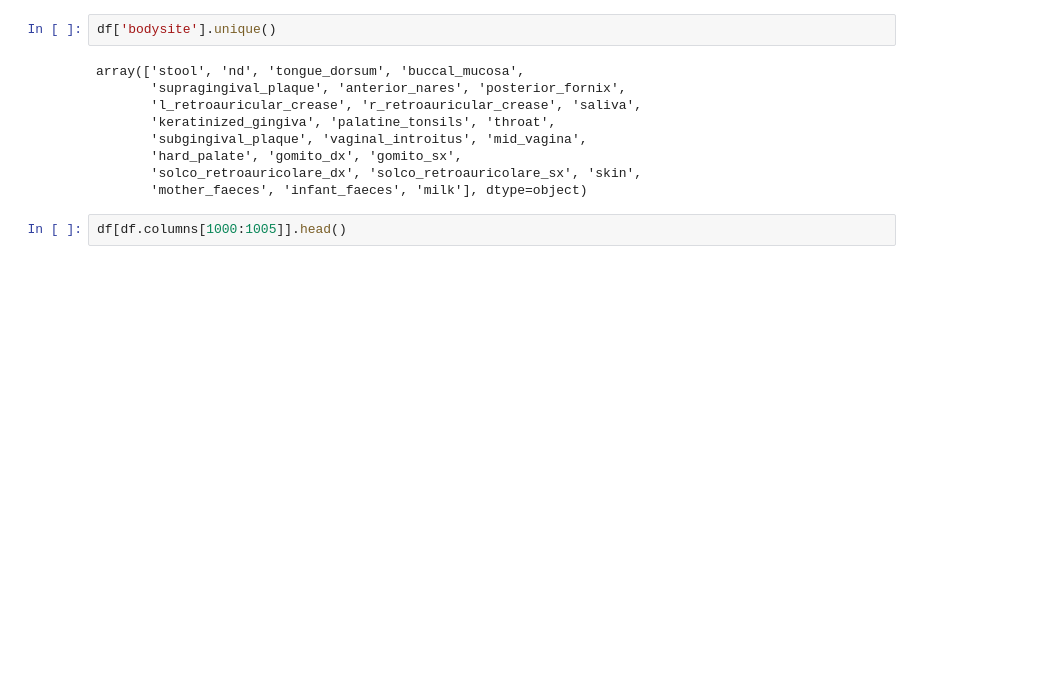
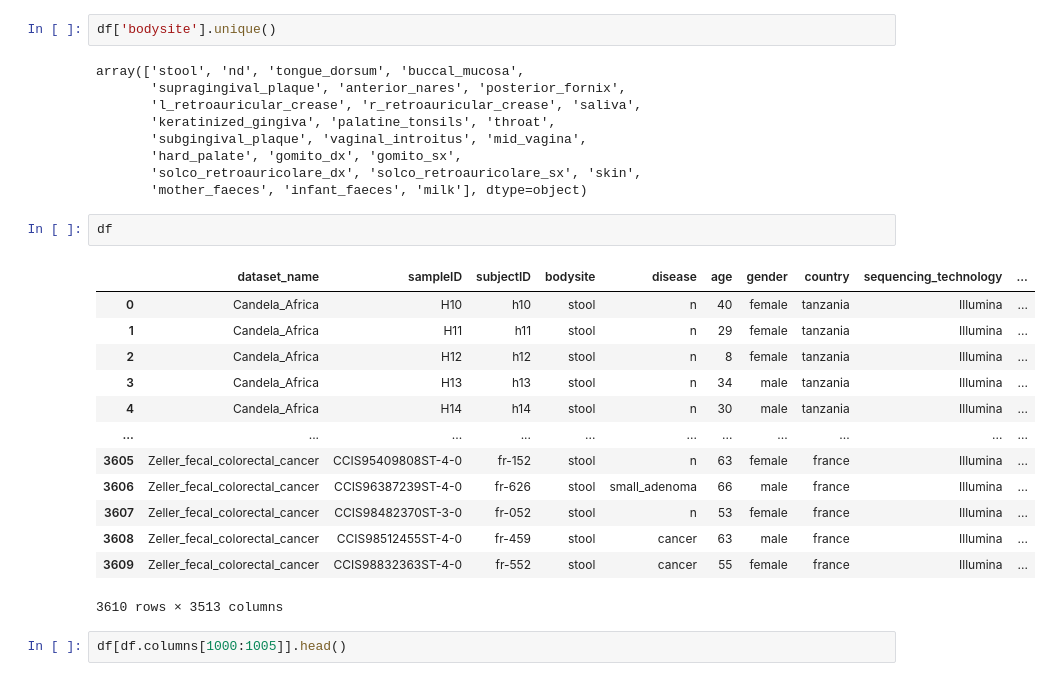
Before and after one commit to ksooklall/CUNY-SPS-Masters-DS, a Jupyter notebook: DATA_698/eda.ipynb, the cells around one changed output. Saved outputs shown, nothing was run; the diff lists cells and outputs as text; blank space fills up the shorter version.

```diff
--- a/DATA_698/eda.ipynb
+++ b/DATA_698/eda.ipynb
@@ -23,6 +23,22 @@ array(['stool', 'nd', 'tongue_dorsum', 'buccal_mucosa',
        'hard_palate', 'gomito_dx', 'gomito_sx',
        'solco_retroauricolare_dx', 'solco_retroauricolare_sx', 'skin',
        'mother_faeces', 'infant_faeces', 'milk'], dtype=object)
+# %%
+df
+# %% [output]
+|  | dataset_name | sampleID | subjectID | bodysite | disease | age | gender | country | sequencing_technology | ... |
+| 0 | Candela_Africa | H10 | h10 | stool | n | 40 | female | tanzania | Illumina | ... |
+| 1 | Candela_Africa | H11 | h11 | stool | n | 29 | female | tanzania | Illumina | ... |
+| 2 | Candela_Africa | H12 | h12 | stool | n | 8 | female | tanzania | Illumina | ... |
+| 3 | Candela_Africa | H13 | h13 | stool | n | 34 | male | tanzania | Illumina | ... |
+| 4 | Candela_Africa | H14 | h14 | stool | n | 30 | male | tanzania | Illumina | ... |
+| ... | ... | ... | ... | ... | ... | ... | ... | ... | ... | ... |
+| 3605 | Zeller_fecal_colorectal_cancer | CCIS95409808ST-4-0 | fr-152 | stool | n | 63 | female | france | Illumina | ... |
+| 3606 | Zeller_fecal_colorectal_cancer | CCIS96387239ST-4-0 | fr-626 | stool | small_adenoma | 66 | male | france | Illumina | ... |
+| 3607 | Zeller_fecal_colorectal_cancer | CCIS98482370ST-3-0 | fr-052 | stool | n | 53 | female | france | Illumina | ... |
+| 3608 | Zeller_fecal_colorectal_cancer | CCIS98512455ST-4-0 | fr-459 | stool | cancer | 63 | male | france | Illumina | ... |
+| 3609 | Zeller_fecal_colorectal_cancer | CCIS98832363ST-4-0 | fr-552 | stool | cancer | 55 | female | france | Illumina | ... |
+3610 rows × 3513 columns
 # %%
 df[df.columns[1000:1005]].head()
 # %% [output]
```
Also changed, not shown: parts of 25 cells of this notebook.
